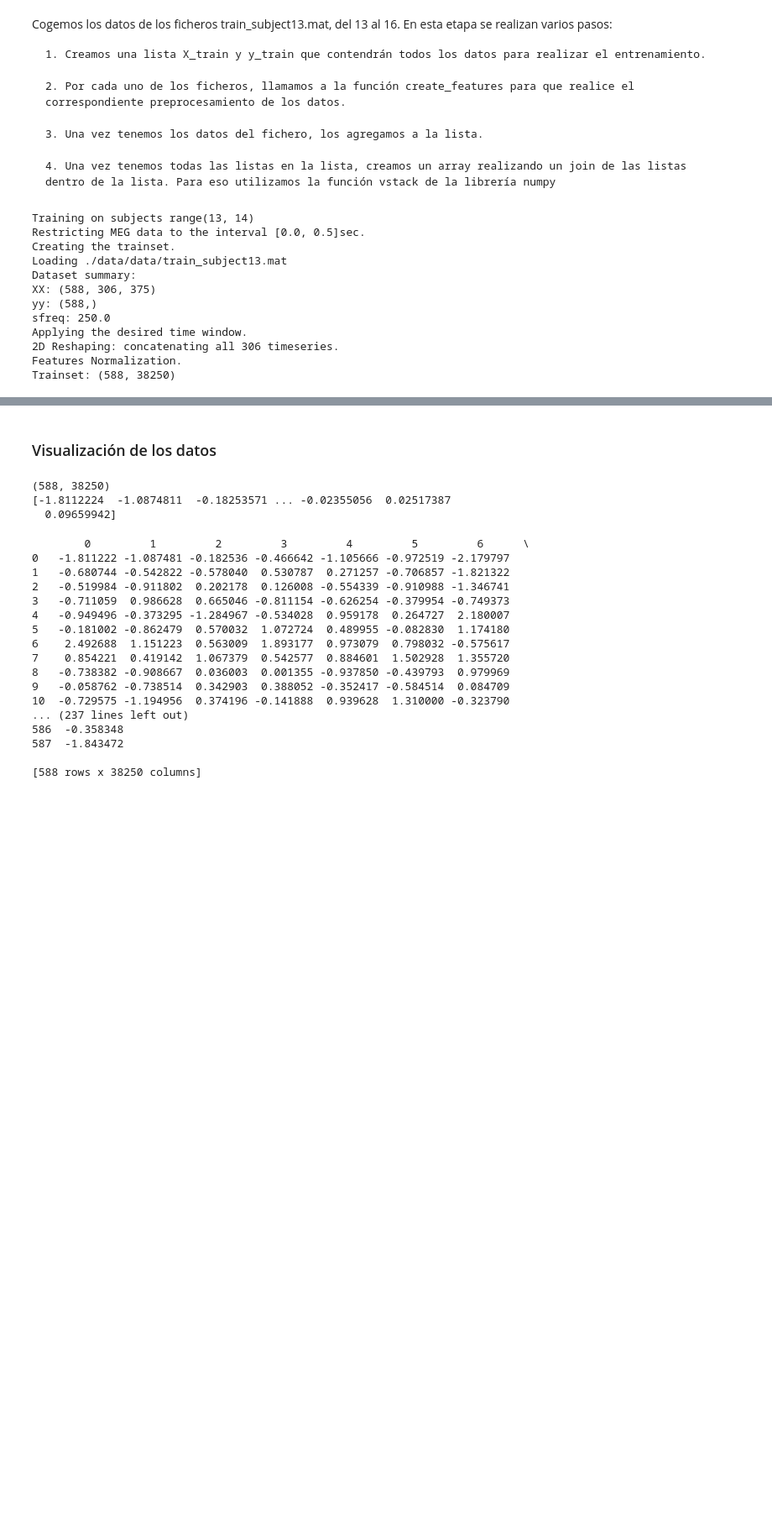
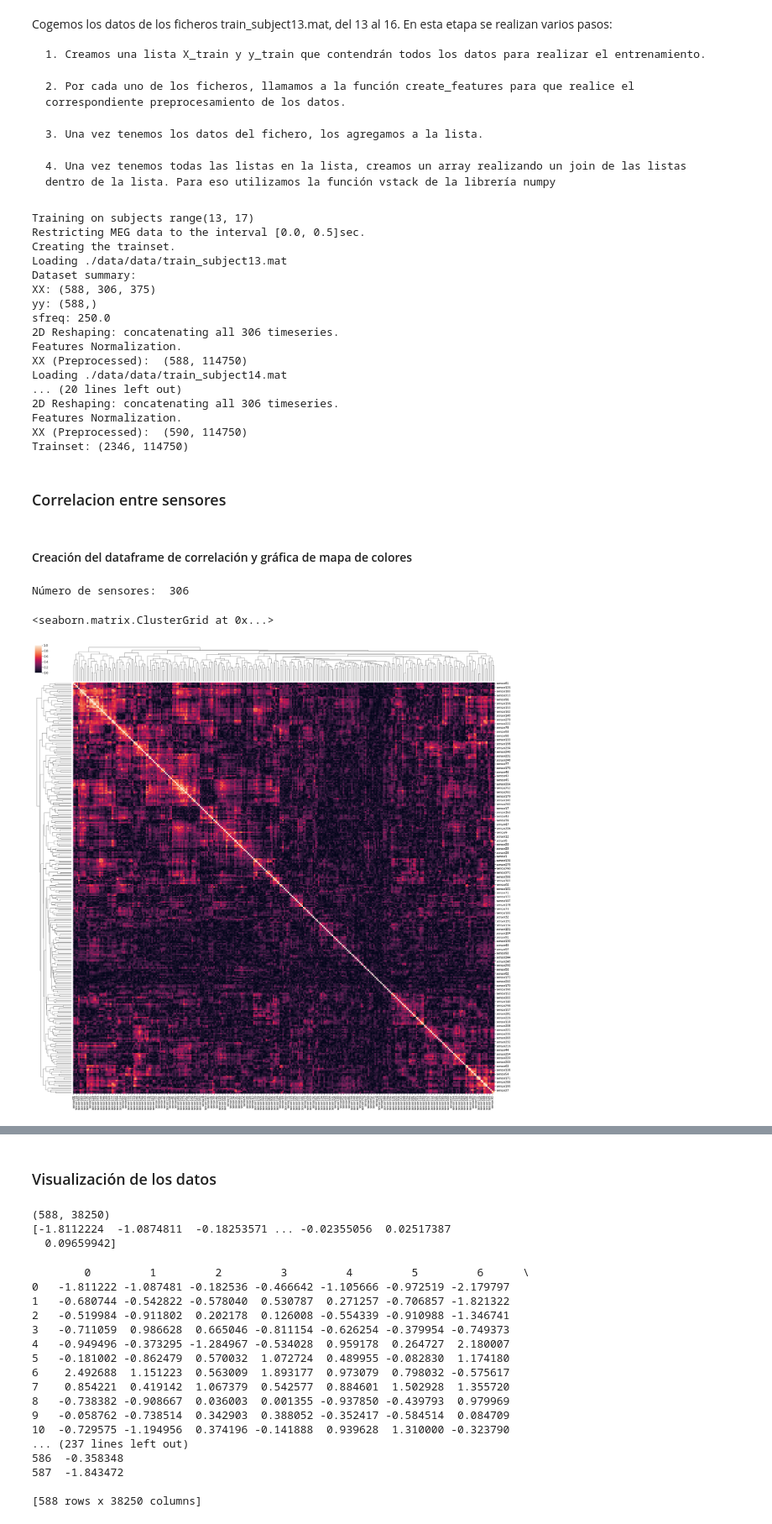
Before and after one commit to hector23rp/MachingLearning-Proyecto, a Jupyter notebook: DecMeg.ipynb, the cells around one changed output, grey strips where cells are left out. Shown: that part at 84% size. Drawn from its saved outputs; the diff is of its cells as text; code cells hidden in the pictures; blank space fills up the shorter version.

```diff
--- a/DecMeg.ipynb
+++ b/DecMeg.ipynb
@@ -36,10 +38,10 @@ def create_features(XX, tmin, tmax, sfreq, tmin_original=-0.5):
       vector.
     - Normalizing each feature independently (z-scoring).
     """
-    print("Applying the desired time window.")
+    """print("Applying the desired time window.")
     beginning = np.round((tmin - tmin_original) * sfreq).astype(np.int)
     end = np.round((tmax - tmin_original) * sfreq).astype(np.int)
-    XX = XX[:, :, beginning:end].copy()
+    XX = XX[:, :, beginning:end].copy()"""
 
     print("2D Reshaping: concatenating all 306 timeseries.")
     XX = XX.reshape(XX.shape[0], XX.shape[1] * XX.shape[2])
@@ -60,7 +64,7 @@ Cogemos los datos de los ficheros train_subject13.mat, del 13 al 16. En esta eta
 
     4. Una vez tenemos todas las listas en la lista, creamos un array realizando un join de las listas dentro de la lista. Para eso utilizamos la función vstack de la librería numpy
 # %%
-    subjects_train = range(13, 14) # use range(13, 16) for all subjects
+subjects_train = range(13, 17) # use range(13, 16) for all subjects
 print("Training on subjects", subjects_train )
 
 # We throw away all the MEG data outside the first 0.5sec from when
@@ -90,6 +94,8 @@ for subject in subjects_train:
 
     XX = create_features(XX, tmin, tmax, sfreq)
 
+    print("XX (Preprocessed): ", XX.shape)
+
     X_train.append(XX)
     y_train.append(yy)
 
@@ -97,7 +103,7 @@ X_train = np.vstack(X_train)
 y_train = np.concatenate(y_train)
 print("Trainset:", X_train.shape)
 # %% [output]
-Training on subjects range(13, 14)
+Training on subjects range(13, 17)
 Restricting MEG data to the interval [0.0, 0.5]sec.
 Creating the trainset.
 Loading ./data/data/train_subject13.mat
@@ -105,7 +111,36 @@ Dataset summary:
 XX: (588, 306, 375)
 yy: (588,)
 sfreq: 250.0
-Applying the desired time window.
 2D Reshaping: concatenating all 306 timeseries.
 Features Normalization.
-Trainset: (588, 38250)
+XX (Preprocessed):  (588, 114750)
+Loading ./data/data/train_subject14.mat
+... (20 lines left out)
+2D Reshaping: concatenating all 306 timeseries.
+Features Normalization.
+XX (Preprocessed):  (590, 114750)
+Trainset: (2346, 114750)
+# %% [markdown]
+### Correlacion entre sensores
+# %% [markdown]
+#### Creación del dataframe de correlación y gráfica de mapa de colores
+# %%
+dataframe_sensores = pd.DataFrame()
+num_sensores = int(len(X_train[0,:])/375)
+print("Número de sensores: ",num_sensores)
+columns = []
+for i in range(1,num_sensores+1):
+    nameSensor = 'sensor%s' % i
+    columns.append(nameSensor)
+    dataframe_sensores[nameSensor] = pd.Series(X_train[0,(i-1)*375:i*375])
+#print(dataframe_sensores)
+
+correlaciones = dataframe_sensores.corr()
+
+#sns.heatmap(correlaciones)
+
+sns.clustermap(correlaciones.abs(),figsize=(30, 30))
+# %% [output]
+Número de sensores:  306
+<seaborn.matrix.ClusterGrid at 0x...>
+[figure, added]
```
Also changed, not shown: parts of 5 cells of this notebook, 3 other files.
